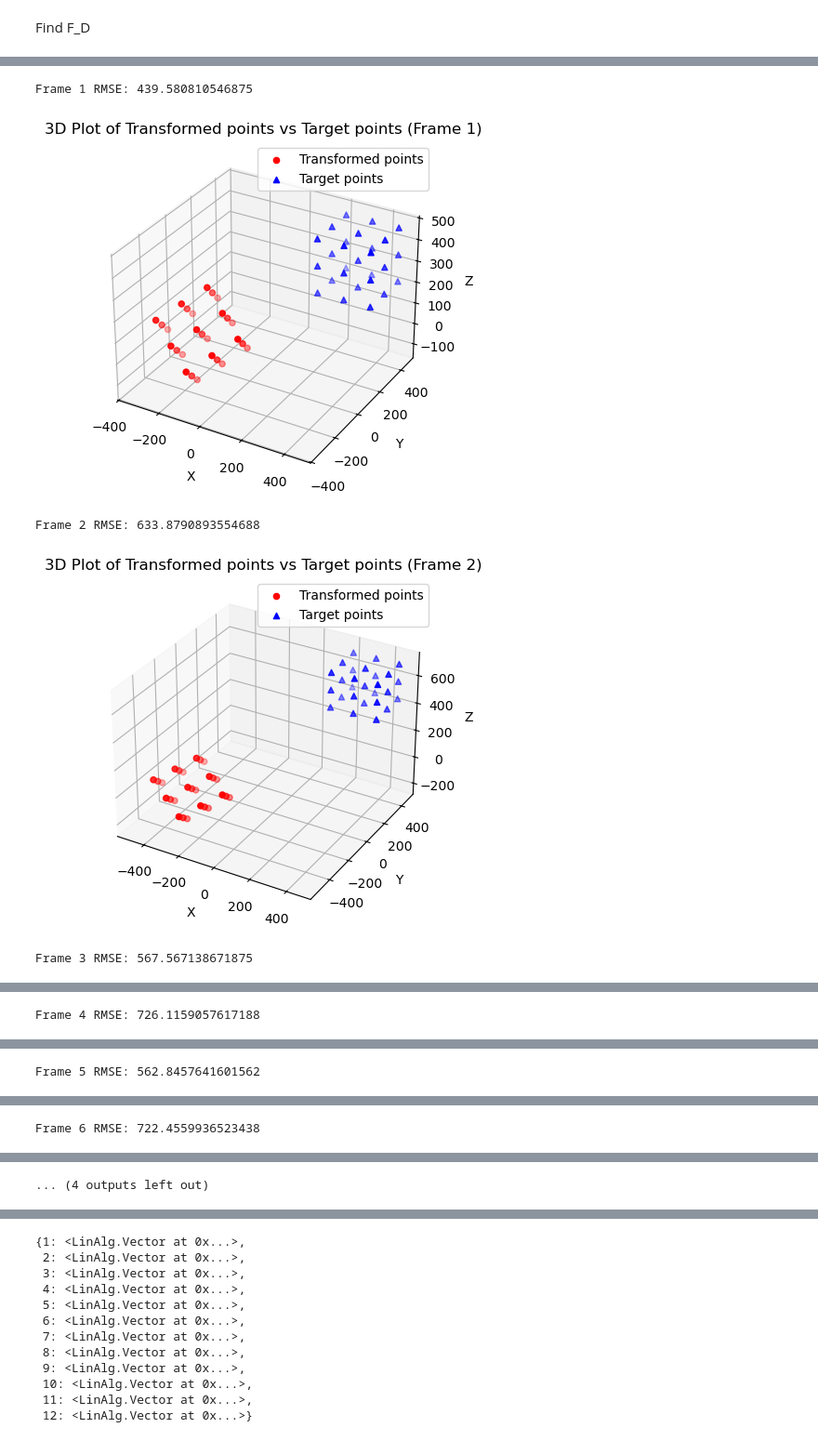
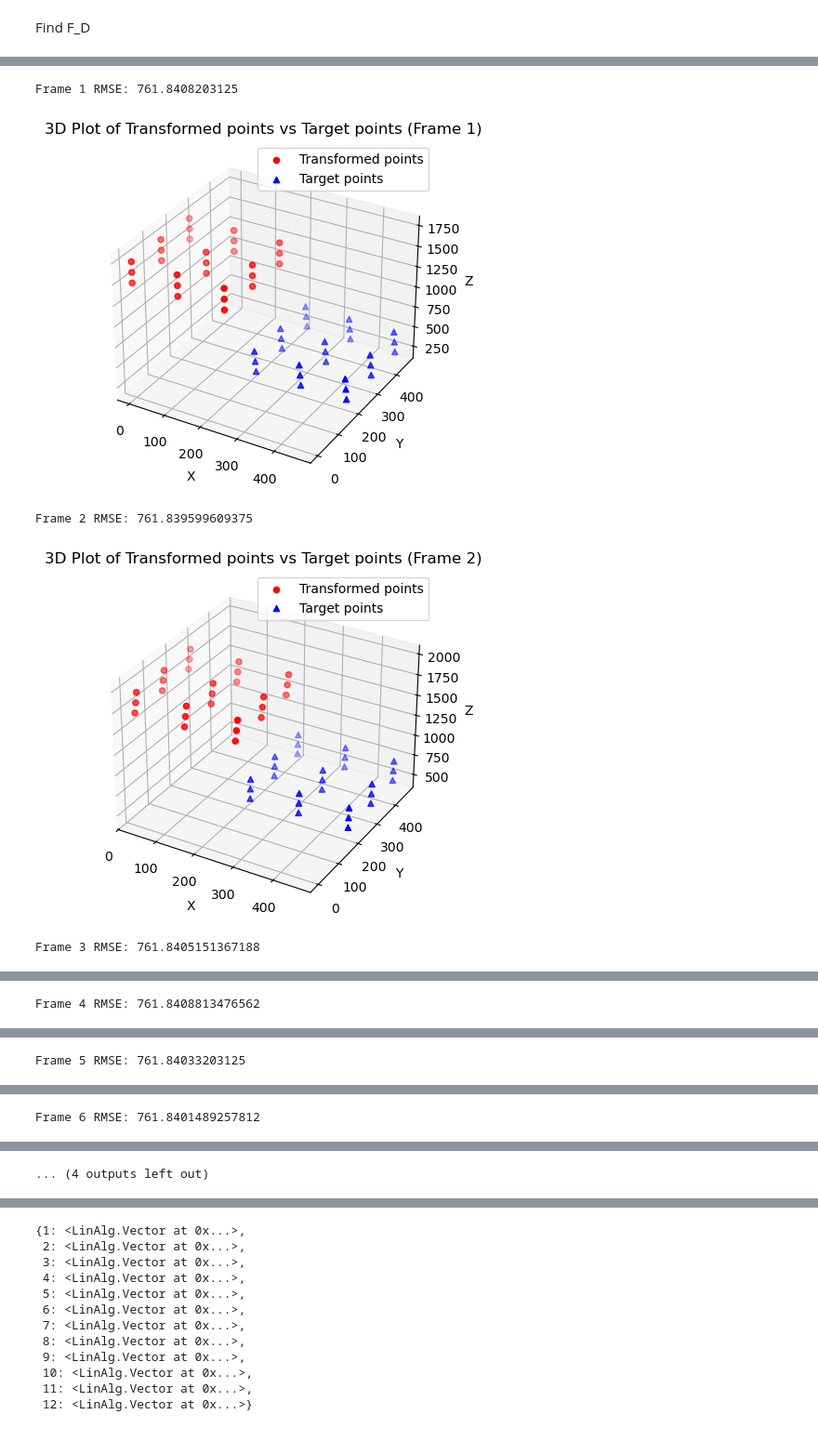
Before and after one commit to Rapuris/CIS1, a Jupyter notebook: PA1/LinAlg_test.ipynb, the cells around one changed output, grey strips where cells are left out. Shown at 93% size. Drawn from its saved outputs; the diff is of its cells as text; code cells hidden in the pictures.

```diff
--- a/PA1/LinAlg_test.ipynb
+++ b/PA1/LinAlg_test.ipynb
@@ -80,7 +80,7 @@ for frame_num, frame in F_A_point_cloud.items():
     a_points = [LA.Vector(vec.coords[0], vec.coords[1], vec.coords[2]) for vec in calbody_vectors]  # Source points (a_vectors)
 
     # Extract the target points (A_points) from calreadings_frames
-    A_points = [LA.Vector(vec.coords[0], vec.coords[1], vec.coords[2]) for vec in calreadings_frames[frame_num]['a_vectors']]  # Target points
+    A_points = [LA.Vector(vec.coords[0], vec.coords[1], vec.coords[2]) for vec in calreadings_frames[frame_num]['A_vectors']]  # Target points
 
     # Apply the transformation to a_points
     transformed_a_points = LA.transform_points(frame, a_points)
@@ -160,7 +160,7 @@ for frame_num, frame in F_D_point_cloud.items():
     d_points = [LA.Vector(vec.coords[0], vec.coords[1], vec.coords[2]) for vec in calbody_vectors]  # Source points (a_vectors)
 
     # Extract the target points (D_points) from calreadings_frames
-    D_points = [LA.Vector(vec.coords[0], vec.coords[1], vec.coords[2]) for vec in calreadings_frames[frame_num]['d_vectors']]  # Target points
+    D_points = [LA.Vector(vec.coords[0], vec.coords[1], vec.coords[2]) for vec in calreadings_frames[frame_num]['D_vectors']]  # Target points
 
     # Apply the transformation to d_points
     transformed_d_points = LA.transform_points(frame, d_points)
@@ -193,29 +193,29 @@ Frame 6 RMSE: 750.3082885742188
 # %%
 C_expected_results = LA.compute_C_expected_for_all_frames(F_D_point_cloud, F_A_point_cloud, c_vectors)
 
 rmse_results = {}
 
 # Loop through each frame in C_expected_results
 for frame_num, C_expected_vectors in C_expected_results.items():
     # Extract C_expected points (already transformed) and real C_i points for the current frame
-    C_i_vectors = [LA.Vector(vec.coords[0], vec.coords[1], vec.coords[2]) for vec in frames_data[frame_num]['c_vectors']]  # Real C_i points
+    C_i_vectors = [LA.Vector(vec.coords[0], vec.coords[1], vec.coords[2]) for vec in frames_data[frame_num]['C_vectors']]  # Real C_i points
 
     # Convert to NumPy arrays for RMSE calculation
     C_expected_array = np.array([v.as_array() for v in C_expected_vectors])
     C_i_array = np.array([v.as_array() for v in C_i_vectors])
 
     # Compute the RMSE between C_expected and C_i
     rmse = LA.compute_rmse(C_expected_array, C_i_array)
     rmse_results[frame_num] = rmse
 
     # Output the RMSE result
     print(f"Frame {frame_num} RMSE: {rmse}")
 
     # Plot the transformed C_expected vs target C_i
     LA.plot_3d_transformed_vs_target(frame_num, C_expected_vectors, C_i_vectors)
 # %% [output]
-Frame 1 RMSE: 439.580810546875
+Frame 1 RMSE: 761.8408203125
-[figure, old version]
+[figure, new version]
-Frame 2 RMSE: 633.8790893554688
+Frame 2 RMSE: 761.839599609375
-[figure, old version]
+[figure, new version]
-Frame 3 RMSE: 567.567138671875
+Frame 3 RMSE: 761.8405151367188
@@ -223 +223 @@ Frame 3 RMSE: 567.567138671875
-Frame 4 RMSE: 726.1159057617188
+Frame 4 RMSE: 761.8408813476562
@@ -225 +225 @@ Frame 4 RMSE: 726.1159057617188
-Frame 5 RMSE: 562.8457641601562
+Frame 5 RMSE: 761.84033203125
@@ -227 +227 @@ Frame 5 RMSE: 562.8457641601562
-Frame 6 RMSE: 722.4559936523438
+Frame 6 RMSE: 761.8401489257812
```
Also changed, not shown: parts of 5 cells of this notebook, 2 other files.
